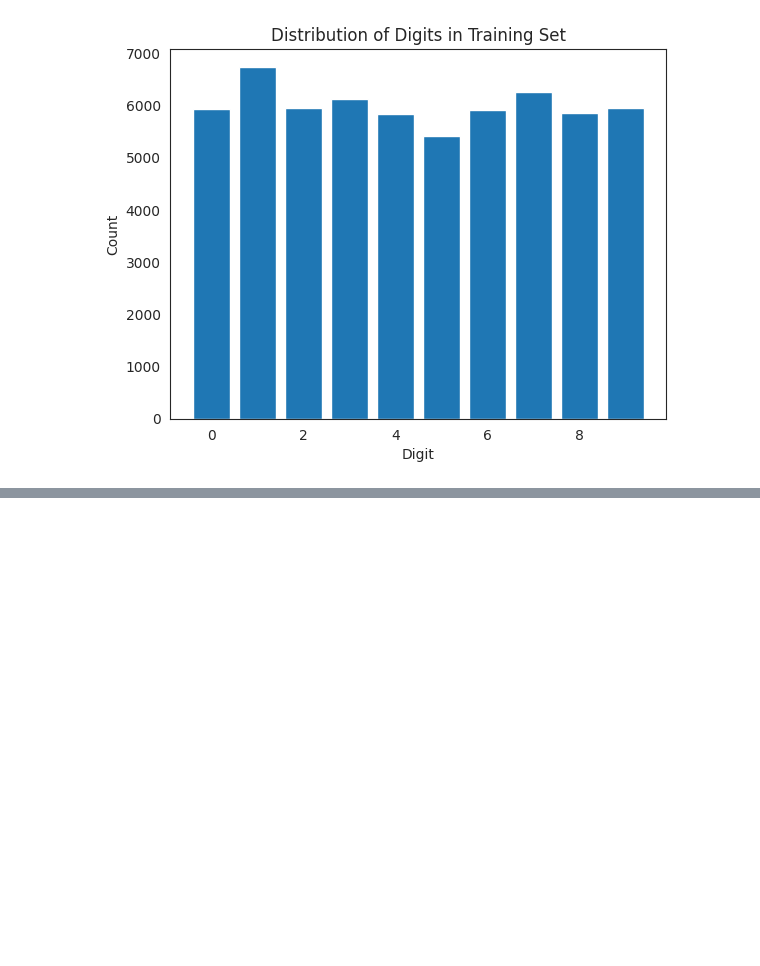
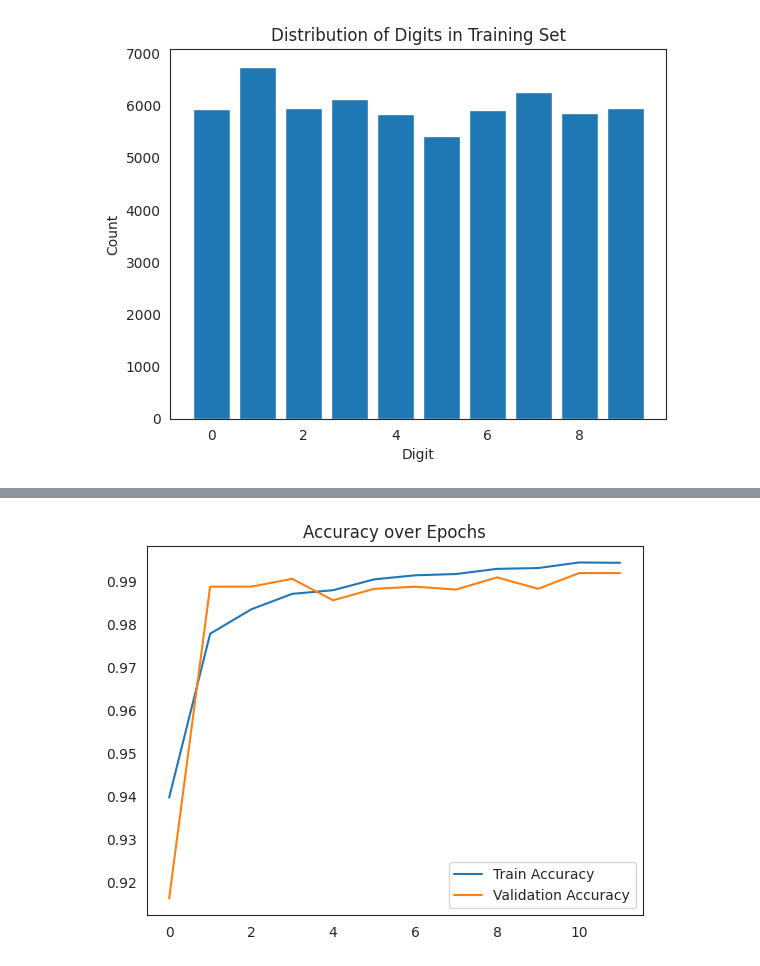
Before and after one commit to KerrMcCall/Big-Data, a Jupyter notebook: 2162940_ML_Pipeline.ipynb, the cells around one changed output, grey strips where cells are left out. Saved outputs shown, nothing was run; the diff lists cells and outputs as text; code cells hidden in the pictures; blank space fills up the shorter version.

```diff
--- a/2162940_ML_Pipeline.ipynb
+++ b/2162940_ML_Pipeline.ipynb
@@ -142,0 +143,19 @@ plt.show()
+# %%
+## Building the third model
+model_3 = Sequential([
+    Conv2D(32, (3, 3), activation='relu', input_shape=(28, 28, 1)),
+    BatchNormalization(),
+    MaxPooling2D((2, 2)),
+
+    Conv2D(64, (3, 3), activation='relu'),
+    BatchNormalization(),
+    MaxPooling2D((2, 2)),
+
+    Flatten(),
+    Dense(256, activation='relu'),
+    Dropout(0.5),
+    Dense(10, activation='softmax')
+])
+
+model_3.compile(optimizer='adam', loss='categorical_crossentropy', metrics=['accuracy'])
+history_3 = model_3.fit(X_train, y_train_cat, epochs=12, batch_size=128, validation_data=(X_val, y_val_cat))
@@ -142,0 +181,9 @@ plt.show()
+# %%
+## Plotting the training curve of the third model
+plt.plot(history_3.history['accuracy'], label='Train Accuracy')
+plt.plot(history_3.history['val_accuracy'], label='Validation Accuracy')
+plt.title("Accuracy over Epochs")
+plt.legend()
+plt.show()
+# %% [output]
+[figure, added]
```
Also changed, not shown: parts of 5 cells of this notebook.
